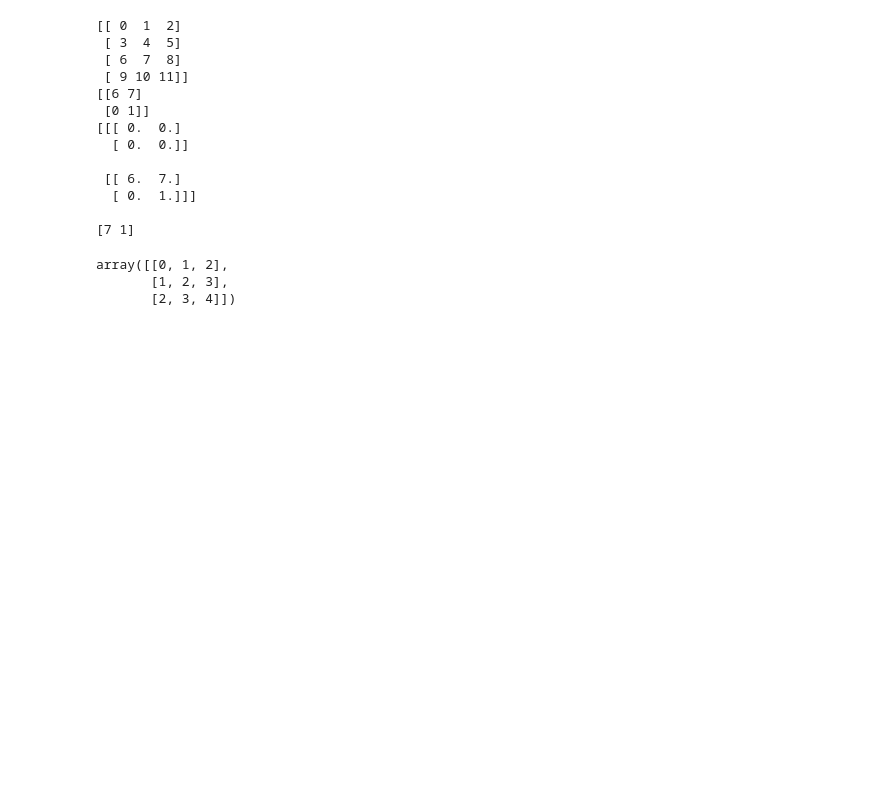
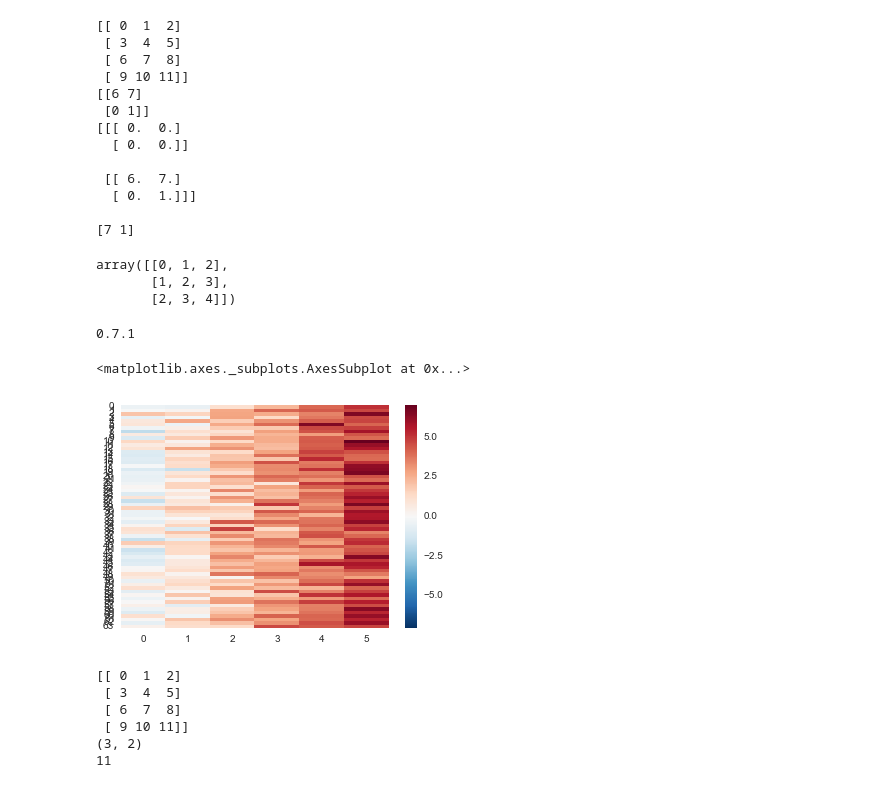
Before and after one commit to dblalock/dig, a Jupyter notebook: bitvects.ipynb, the cells around one changed output. Cells and saved outputs as stored; diff of their text form; code cells hidden in the pictures; blank space fills up the shorter version.

```diff
--- a/bitvects.ipynb
+++ b/bitvects.ipynb
@@ -712,3 +712,39 @@ np.sum(np.meshgrid(x[:3], x[:3]), axis=0)
 array([[0, 1, 2],
        [1, 2, 3],
        [2, 3, 4]])
+# %%
+import seaborn as sb
+print sb.__version__
+data = np.random.randn(64, 6) + np.arange(6)
+# sb.violinplot(data=data)
+# sb.jointplot(data=data) # not meaningful for matrix; just for 2 vectors
+sb.heatmap(data=data)
+# %% [output]
+0.7.1
+<matplotlib.axes._subplots.AxesSubplot at 0x...>
+[figure, added]
+# %%
+# col_maxes = np.argmax(A, axis=0)
+# print col_maxes
+# row_max = np.argmax(col_maxes)
+# print row_max, col_maxes[row_max]
+# print A
+def argmax_2d(X):
+    idx = np.argmax(X.ravel())
+    row = idx // A.shape[1]
+    col = idx % A.shape[1]
+    return row, col
+
+print A
+print argmax_2d(A)
+print A[argmax_2d(A)]
+# print idx
+# print row, col, A[row, col]
+# print A[idx / A.shape[1] + idx % A.shape[1]]
+# %% [output]
+[[ 0  1  2]
+ [ 3  4  5]
+ [ 6  7  8]
+ [ 9 10 11]]
+(3, 2)
+11
```
Also changed, not shown: 3 other files.
